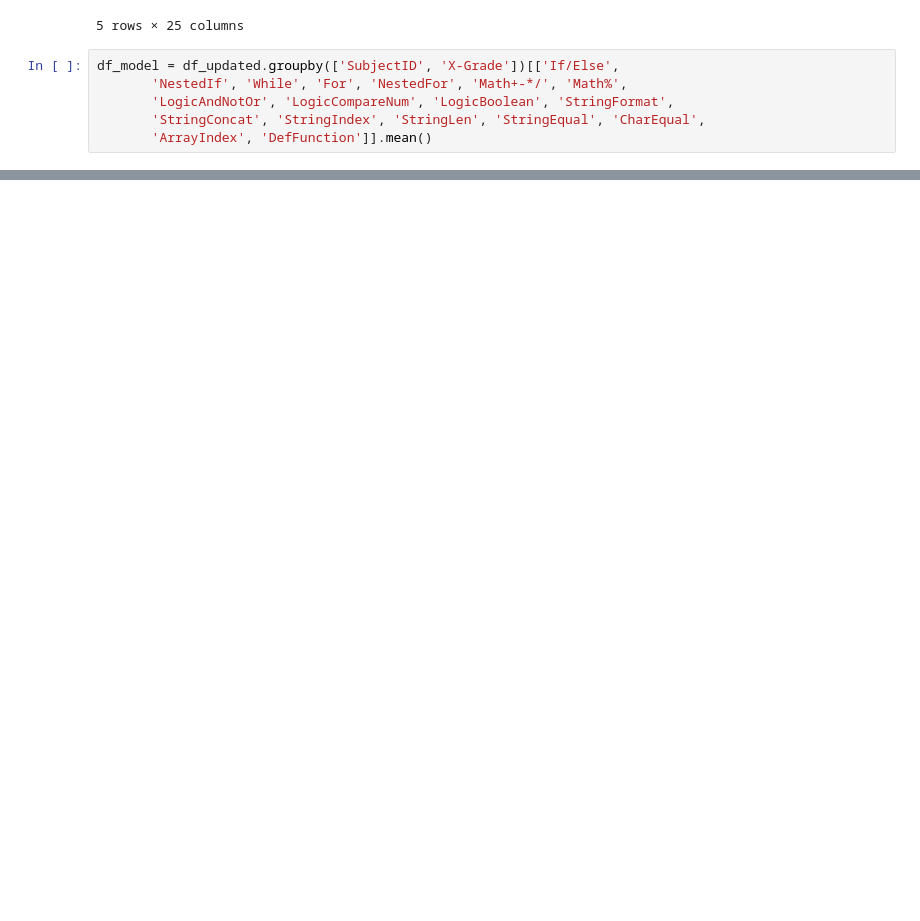
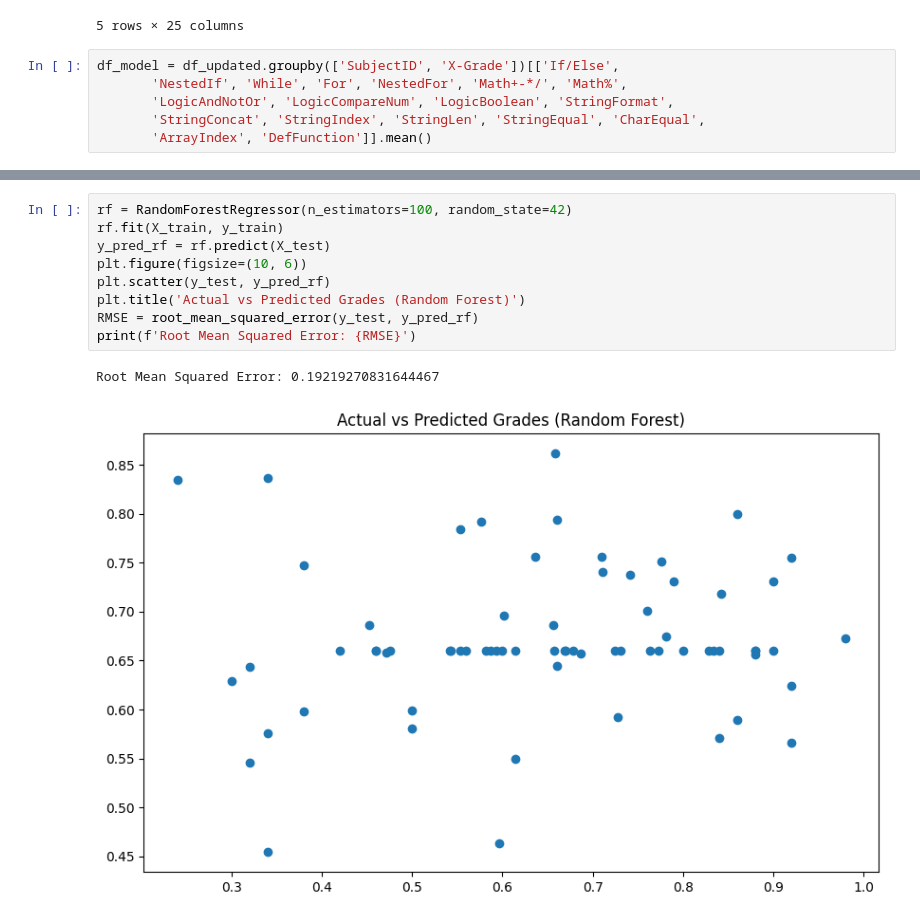
Before and after one commit to nam0mi/313-Data-Mining, a Jupyter notebook: mining.ipynb, the cells around one changed output, grey strips where cells are left out. Cells and saved outputs as stored; diff of their text form; blank space fills up the shorter version.

```diff
--- a/mining.ipynb
+++ b/mining.ipynb
@@ -262,0 +318,12 @@ plt.show()
+# %%
+rf = RandomForestRegressor(n_estimators=100, random_state=42)
+rf.fit(X_train, y_train)
+y_pred_rf = rf.predict(X_test)
+plt.figure(figsize=(10, 6))
+plt.scatter(y_test, y_pred_rf)
+plt.title('Actual vs Predicted Grades (Random Forest)')
+RMSE = root_mean_squared_error(y_test, y_pred_rf)
+print(f'Root Mean Squared Error: {RMSE}')
+# %% [output]
+Root Mean Squared Error: 0.19219270831644467
+[figure, added]
```
Also changed, not shown: parts of 24 cells of this notebook.
